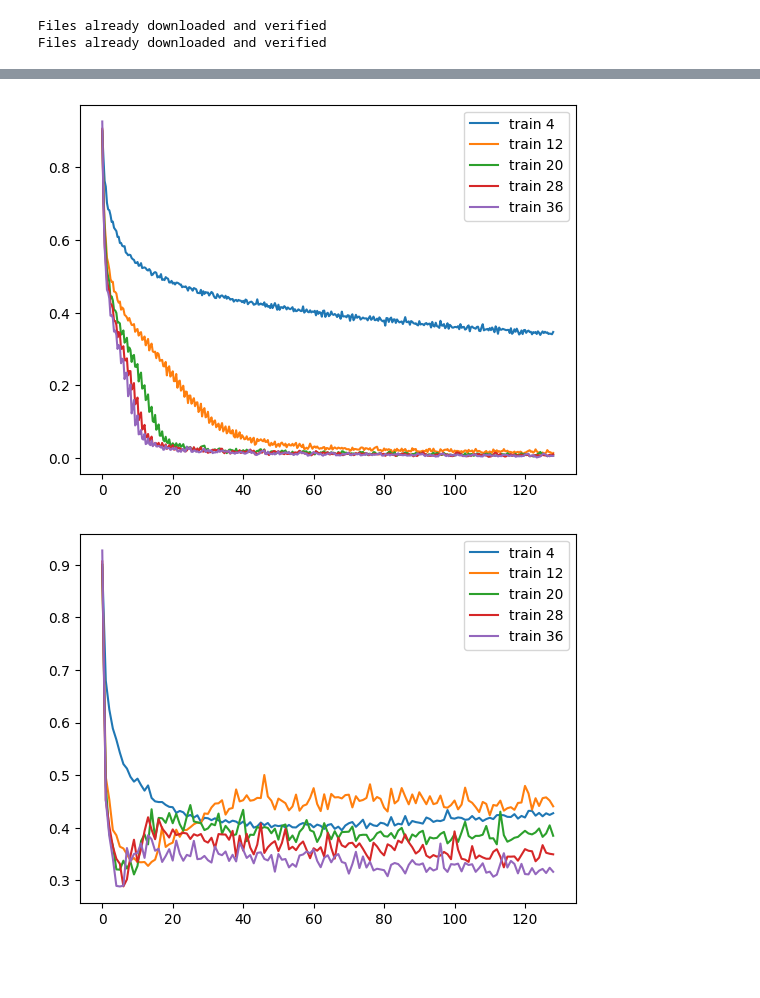
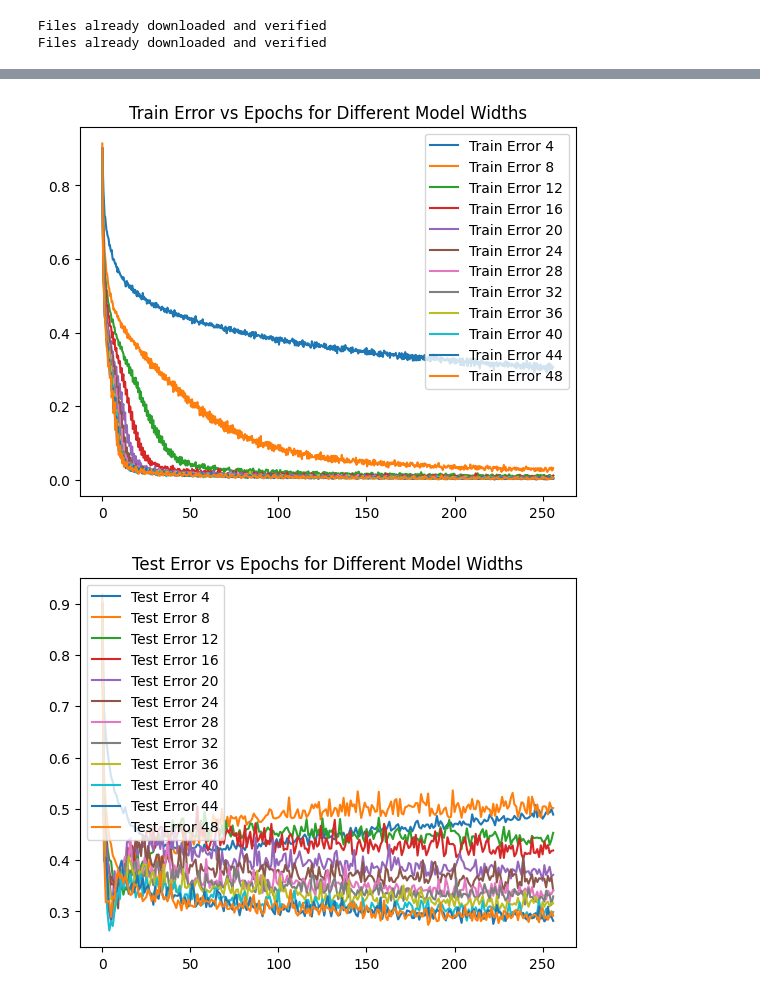
Before and after one commit to EvanChisholm1/double_descent, a Jupyter notebook: train.ipynb, the cells around one changed output, grey strips where cells are left out. Drawn from its saved outputs; the diff is of its cells as text; code cells hidden in the pictures; blank space fills up the shorter version.

Commit message:
did training run with 256 epochs and decent number of model sizes

```diff
--- a/train.ipynb
+++ b/train.ipynb
@@ -160,8 +160,8 @@ def run_experiment(k=64, epochs=10):
 # plt.legend()
 # plt.show()
 # %%
-epochs = 128
-sizes = list(range(4, 37, 8))
+epochs = 256
+sizes = list(range(4, 50, 4))
 print("sizes:", sizes)
 
 losses = {}
@@ -221,21 +221,23 @@ plt.show()
 # %%
+plt.title('Train Error vs Epochs for Different Model Widths')
 for size in sizes:
     lossi = losses[size][2]
     xs = torch.arange(len(lossi)) * ((len(test_lossi) - 1) / (len(lossi) - 1))
-    plt.plot(xs, lossi, label=f'train {size}')
+    plt.plot(xs, lossi, label=f'Train Error {size}')
 plt.legend()
 plt.show()
 
+
+plt.title('Test Error vs Epochs for Different Model Widths')
 for size in sizes:
-    lossi = losses[size][3]
-    xs = torch.arange(len(lossi)) * ((len(test_lossi) - 1) / (len(lossi) - 1))
-    plt.plot(xs, lossi, label=f'train {size}')
+    test_err = losses[size][3]
+    plt.plot(test_err, label=f'Test Error {size}')
 
 plt.legend()
 plt.show()
 # %% [output]
-[figure, old version]
+[figure, new version]
-[figure, old version]
+[figure, new version]
 # %%
 for size in sizes:
     lossi = losses[size][0]
```
Also changed, not shown: parts of 9 cells of this notebook.
